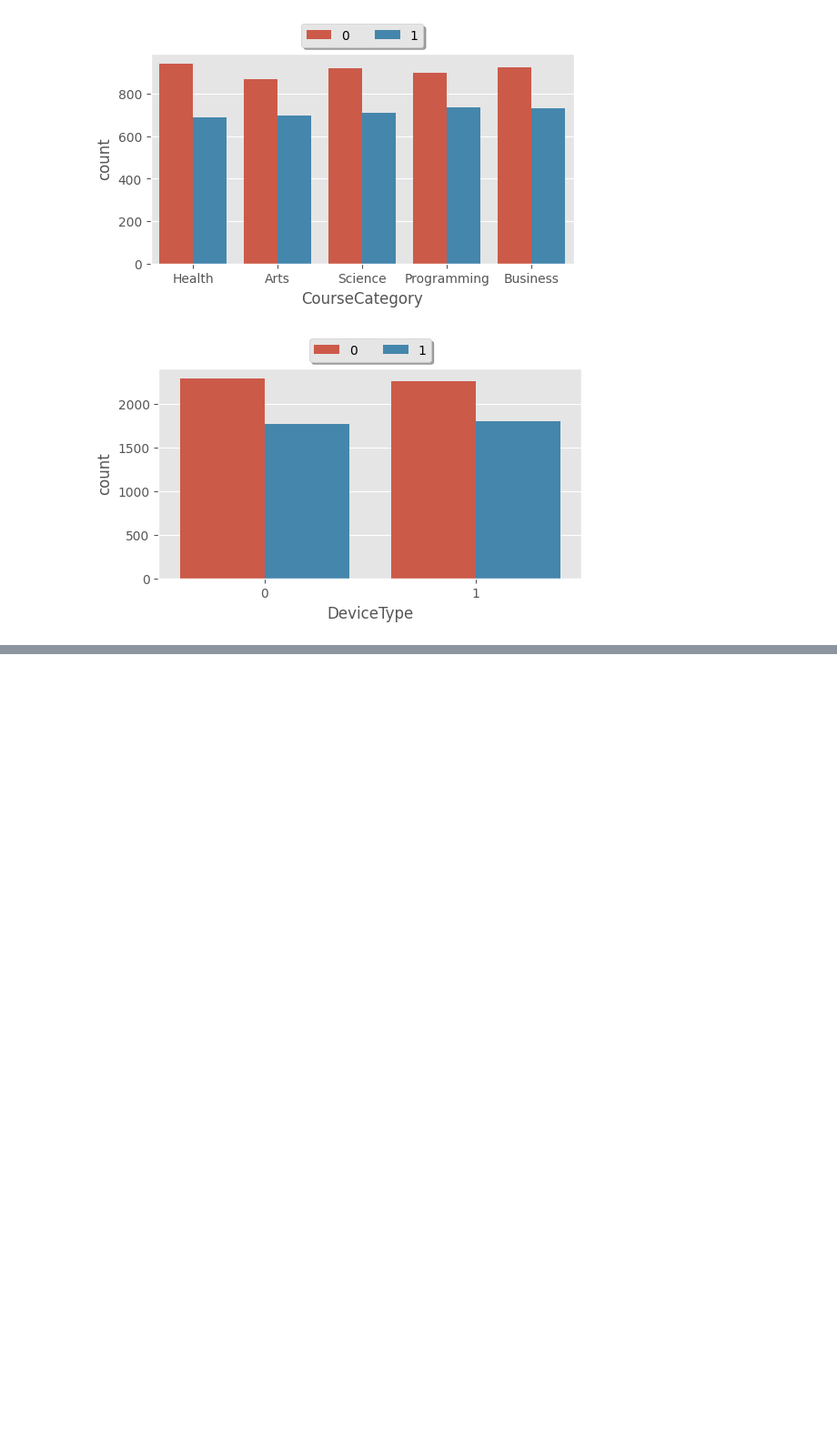
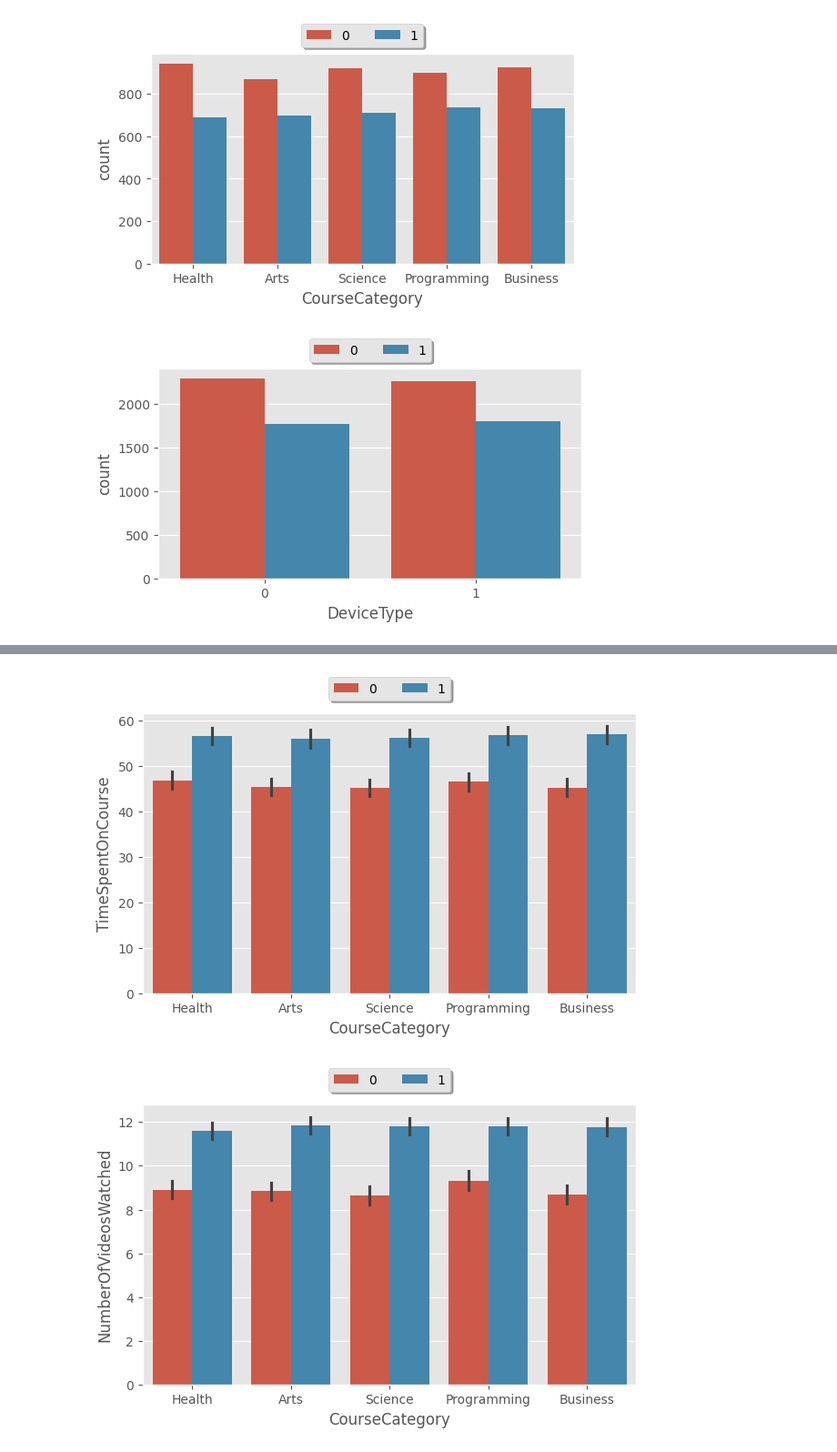
Before and after one commit to muhfadhil/Course-Completion-Prediction, a Jupyter notebook: notebook/course_completion.ipynb, the cells around one changed output, grey strips where cells are left out. Shown at 91% size. Drawn from its saved outputs; the diff is of its cells as text; code cells hidden in the pictures; blank space fills up the shorter version.

```diff
--- a/notebook/course_completion.ipynb
+++ b/notebook/course_completion.ipynb
@@ -250,0 +297,20 @@ for col in ["CourseCategory", "DeviceType"]:
+# %%
+# Numeric columns by categorical columns
+for cat_col in cat_cols:
+    if cat_col == "CourseCompletion":
+        continue
+
+    for num_col in num_cols:
+        fig, ax = plt.subplots(figsize=(7, 4))
+        sns.barplot(data=df, x=cat_col, y=num_col, hue="CourseCompletion")
+        plt.legend(
+            loc="upper center",
+            ncol=2,
+            bbox_to_anchor=[0.5, 1.15],
+            fancybox=True,
+            shadow=True,
+        )
+        plt.show()
+# %% [output]
+[figure, added]
+[figure, added]
```
Also changed, not shown: parts of 27 cells of this notebook.
